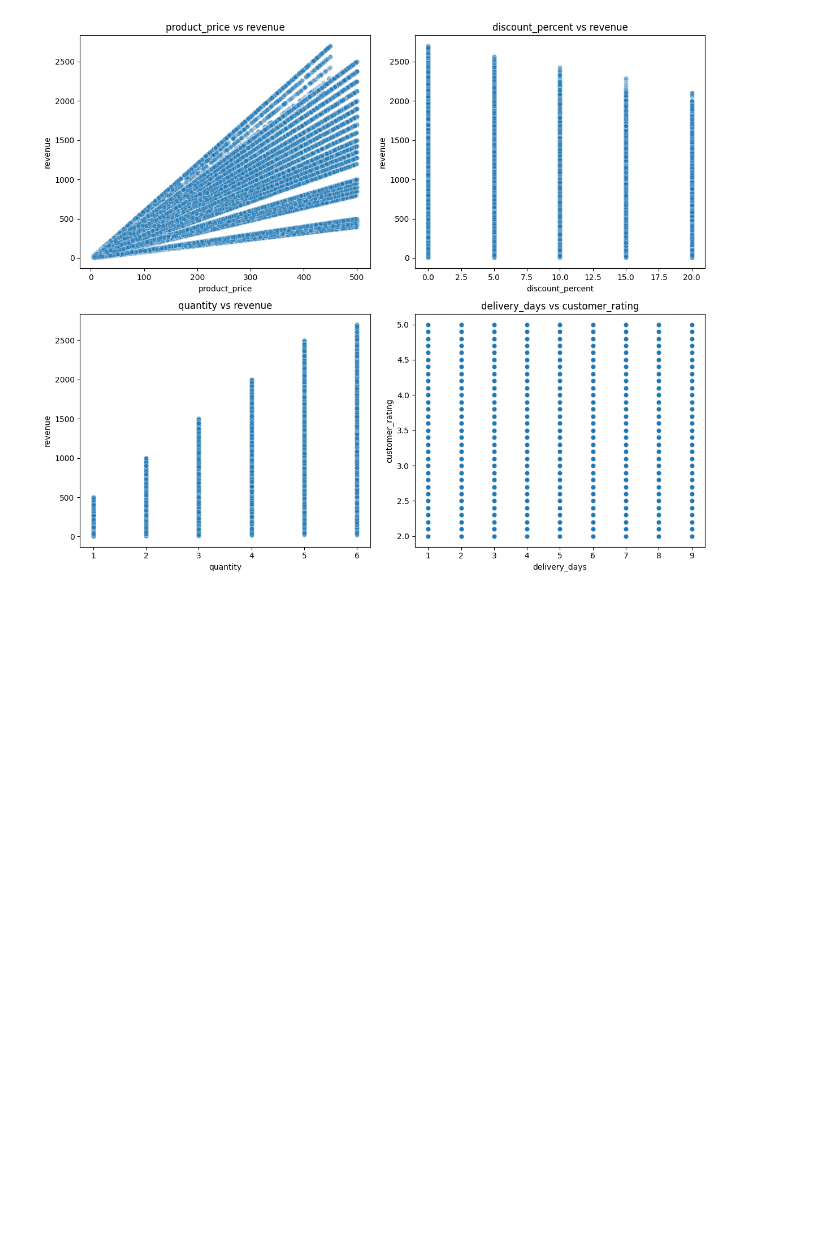
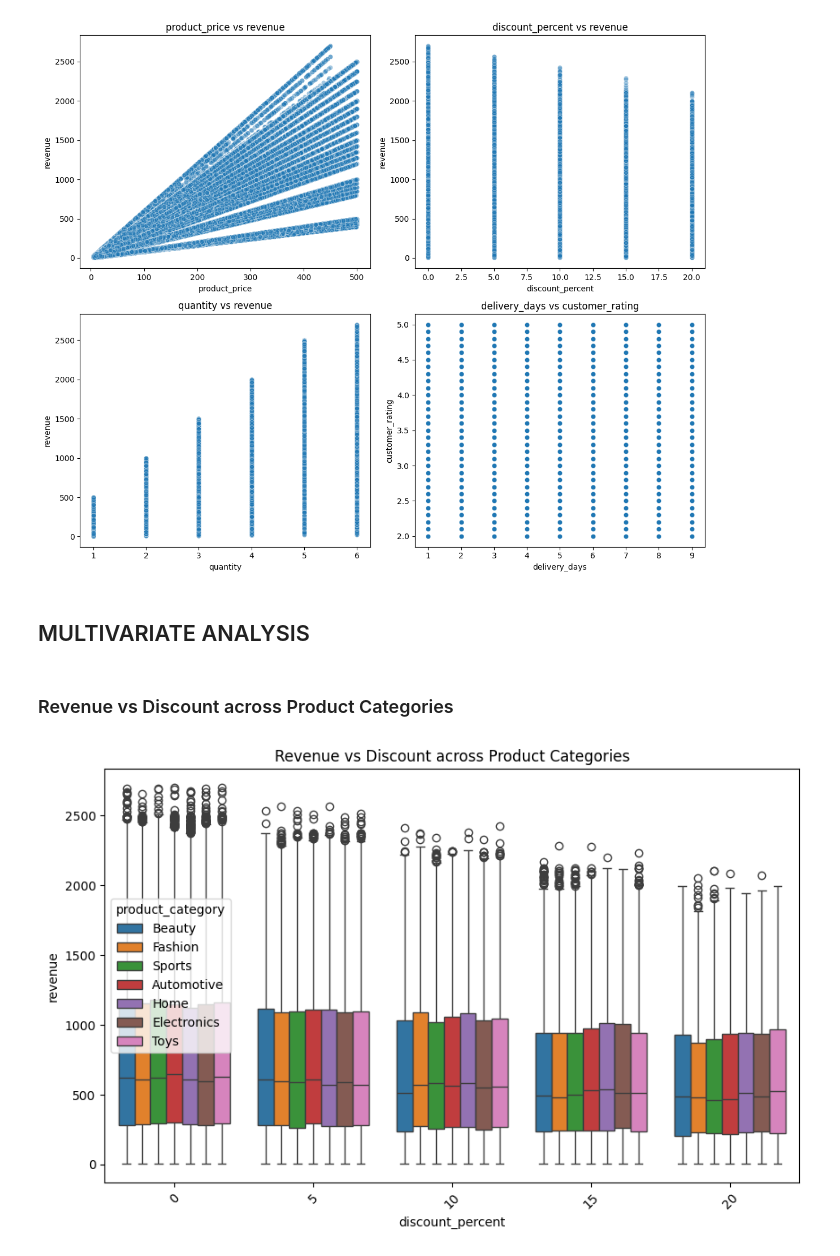
Before and after one commit to priyaa-pt/E-Commerce-Revenue-Optimization-Engine, a Jupyter notebook: notebooks/data_exploration.ipynb, the cells around one changed output. Drawn from its saved outputs; the diff is of its cells as text; code cells hidden in the pictures; blank space fills up the shorter version.

```diff
--- a/notebooks/data_exploration.ipynb
+++ b/notebooks/data_exploration.ipynb
@@ -4,7 +4,7 @@ import seaborn as sns
 import matplotlib.pyplot as plt
 import numpy as np
 
-df = pd.read_csv(r"E:\\Projects\\E-Commerce Revenue Optimization Engine\\Data\\raw\\archive (2)\synthetic_ecommerce_sales_2025.csv")
+df = pd.read_csv(r"E:\Projects\E-Commerce Revenue Optimization Engine\Data\raw\synthetic_ecommerce_sales_2025.csv")
 df
 # %% [output]
 |  | order_id | customer_id | product_category | product_price | quantity | order_date | region | payment_method | ... |
@@ -282,3 +305,20 @@ plt.tight_layout()
 plt.show()
 # %% [output]
 [figure]
+# %% [markdown]
+## MULTIVARIATE ANALYSIS
+# %% [markdown]
+### Revenue vs Discount across Product Categories
+# %%
+plt.figure(figsize=(10,6))
+sns.boxplot(
+    data=df,
+    x='discount_percent',
+    y='revenue',
+    hue='product_category'
+)
+plt.title("Revenue vs Discount across Product Categories")
+plt.xticks(rotation=45)
+plt.show()
+# %% [output]
+[figure, added]
```
Also changed, not shown: parts of 6 cells of this notebook.
